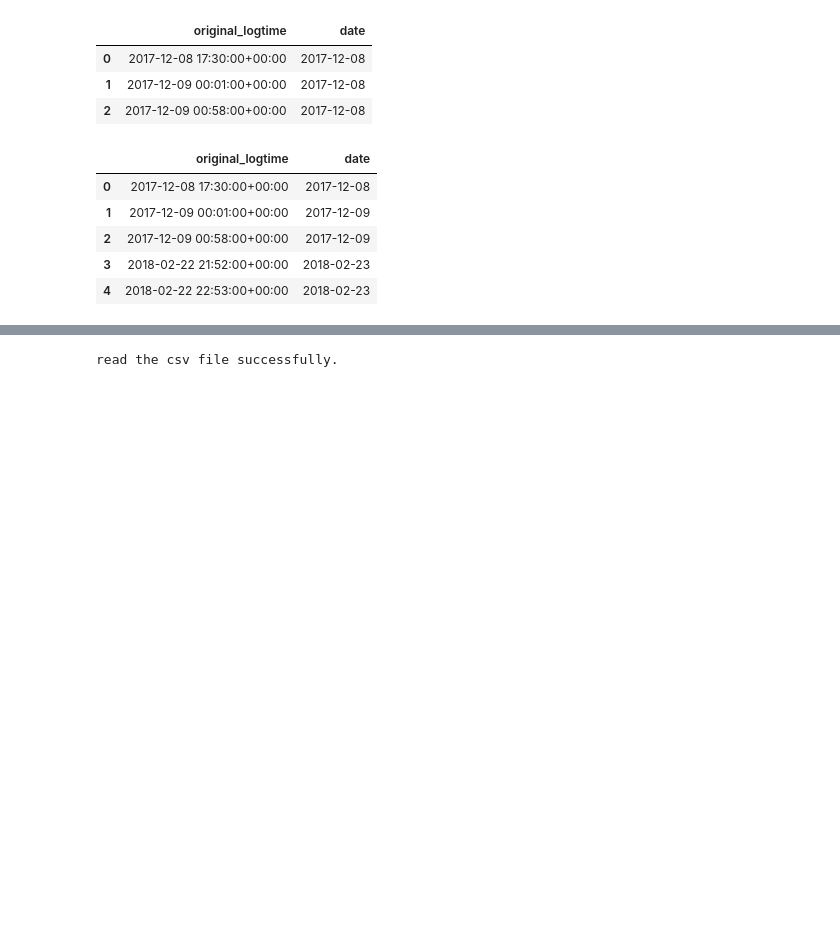
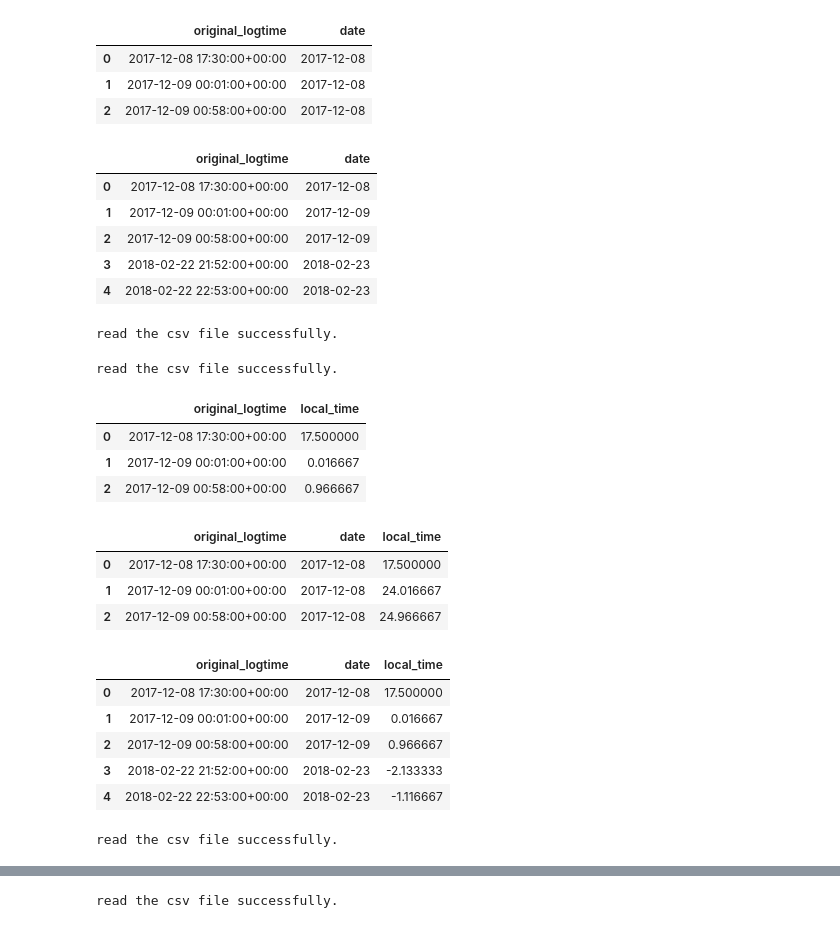
Before and after one commit to tktran11/treets, a Jupyter notebook: 00_core.ipynb, the cells around one changed output, grey strips where cells are left out. Cells and saved outputs as stored; diff of their text form; code cells hidden in the pictures; blank space fills up the shorter version.

Commit message:
update for date, time shifts and week from start

```diff
--- a/00_core.ipynb
+++ b/00_core.ipynb
@@ -129,3 +129,71 @@ public_all[['original_logtime', 'date']].head(5)
 | 2 | 2017-12-09 00:58:00+00:00 | 2017-12-09 |
 | 3 | 2018-02-22 21:52:00+00:00 | 2018-02-23 |
 | 4 | 2018-02-22 22:53:00+00:00 | 2018-02-23 |
+# %%
+df = universal_key('data/test_food_details.csv')
+df['original_logtime'] = pd.to_datetime(df['original_logtime'])
+# %% [output]
+read the csv file successfully.
+# %%
+def find_local_time(in_path, col, h=0):
+    """
+    Description:\n
+        Extract time information from a column and shift each time by h hours. (Day starts h hours early if h is negative and h hours late if h is positive)\n
+
+    Input:\n
+        - in_path : input path, file in pickle, csv or pandas dataframe format\n
+        - col, pd.datetime object : column that contains the information of date and time that's 24 hours system.
+        - h, int : hours to shift the date. For example, when h = 4, everyday starts at 4 and ends at 28. When h = -4, everyday starts at -4 and ends at 20.
+
+    Return:\n
+        - a numpy array represents the date extracted from col.\n
+
+    Requirements:\n
+        Elements in col should be pd.datetime objects
+
+    """
+
+    df = universal_key(in_path)
+    local_time = df[col].apply(lambda x: pd.Timedelta(x.time().isoformat()).total_seconds() /3600.)
+    if h > 0:
+        local_time = np.where(local_time < h, 24+ local_time, local_time)
+        return local_time
+    if h < 0:
+        local_time = np.where(local_time > (24+h), local_time-24., local_time)
+        return local_time
+    return local_time
+# %%
+df = universal_key('data/test_food_details.csv')
+df['original_logtime'] = pd.to_datetime(df['original_logtime'])
+# %% [output]
+read the csv file successfully.
+# %%
+df['local_time'] = find_local_time(df, 'original_logtime')
+df[['original_logtime', 'local_time']].head(3)
+# %% [output]
+|  | original_logtime | local_time |
+| 0 | 2017-12-08 17:30:00+00:00 | 17.500000 |
+| 1 | 2017-12-09 00:01:00+00:00 | 0.016667 |
+| 2 | 2017-12-09 00:58:00+00:00 | 0.966667 |
+# %%
+df['local_time'] = find_local_time(df, 'original_logtime', 4)
+df['date'] = find_date(df, 'original_logtime', 4)
+df[['original_logtime','date', 'local_time']].head(3)
+# last two rows shift one day earlier due to that a day starts at 4 and ends at 28
+# %% [output]
+|  | original_logtime | date | local_time |
+| 0 | 2017-12-08 17:30:00+00:00 | 2017-12-08 | 17.500000 |
+| 1 | 2017-12-09 00:01:00+00:00 | 2017-12-08 | 24.016667 |
+| 2 | 2017-12-09 00:58:00+00:00 | 2017-12-08 | 24.966667 |
+# %%
+df['local_time'] = find_local_time(df, 'original_logtime', -4)
+df['date'] = find_date(df, 'original_logtime', -4)
+df[['original_logtime','date', 'local_time']].head(5)
+# last two rows shift one day later and local_time starts at -4 and ends at 20
+# %% [output]
+|  | original_logtime | date | local_time |
+| 0 | 2017-12-08 17:30:00+00:00 | 2017-12-08 | 17.500000 |
+| 1 | 2017-12-09 00:01:00+00:00 | 2017-12-09 | 0.016667 |
+| 2 | 2017-12-09 00:58:00+00:00 | 2017-12-09 | 0.966667 |
+| 3 | 2018-02-22 21:52:00+00:00 | 2018-02-23 | -2.133333 |
+| 4 | 2018-02-22 22:53:00+00:00 | 2018-02-23 | -1.116667 |
@@ -131,0 +225,5 @@ public_all[['original_logtime', 'date']].head(5)
+# %%
+df = universal_key('data/test_food_details.csv')
+df['original_logtime'] = pd.to_datetime(df['original_logtime'])
+# %% [output]
+read the csv file successfully.
```
Also changed, not shown: parts of 7 cells of this notebook, 5 other files.
